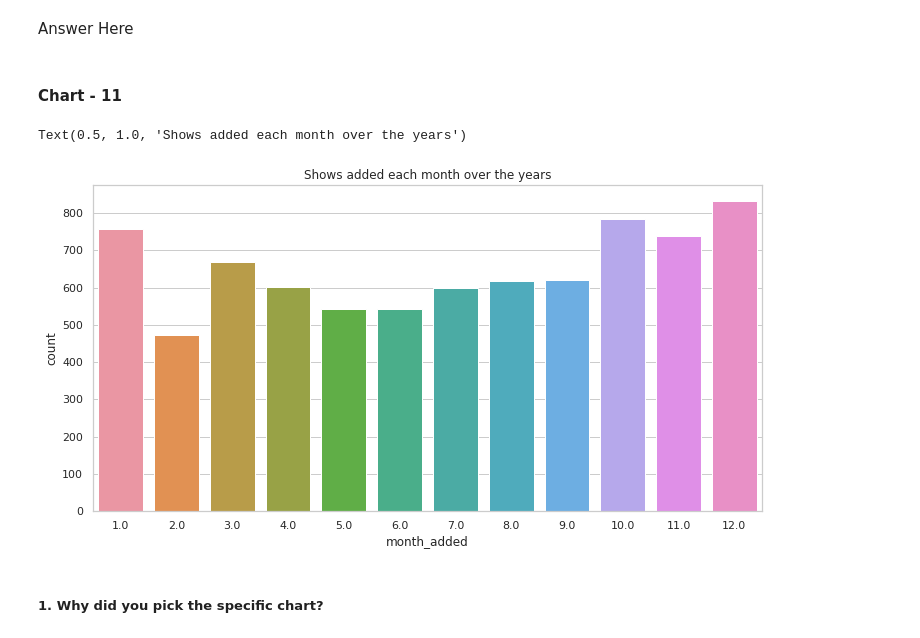
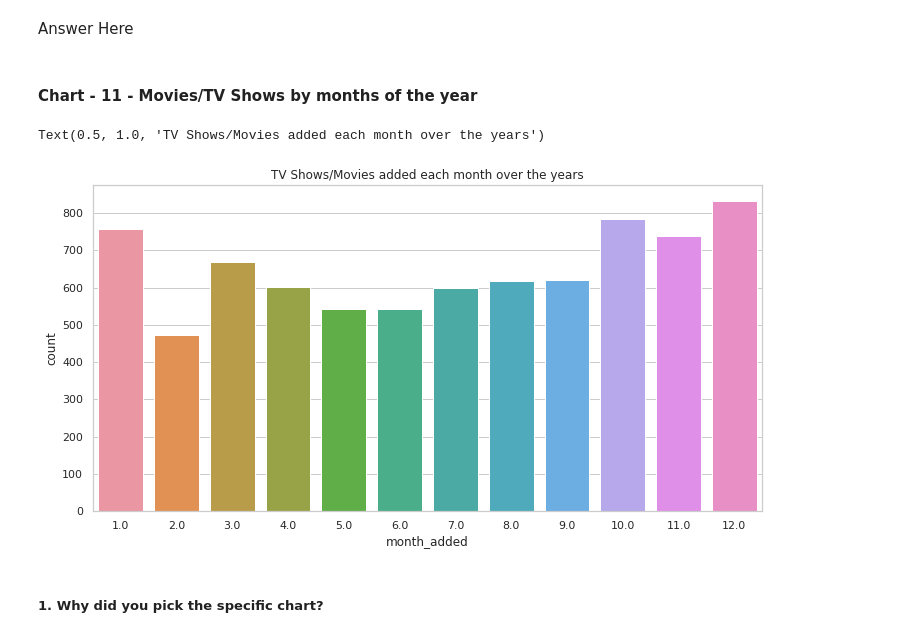
Before and after one commit to ayush9304/NetflixMoviesAndTVShowsClustering, a Jupyter notebook: Netflix_Movies_and_TV_Shows_Clustering.ipynb, the cells around one changed output. Cells and saved outputs as stored; diff of their text form; code cells hidden in the pictures.

Commit message:
Almost done feature engineering (text)

```diff
--- a/Netflix_Movies_and_TV_Shows_Clustering.ipynb
+++ b/Netflix_Movies_and_TV_Shows_Clustering.ipynb
@@ -673,16 +670,16 @@ Answer Here
 Are there any insights that lead to negative growth? Justify with specific reason.
 # %% [markdown]
 Answer Here
-# %% [markdown]
-#### Chart - 11
+# %% [markdown]
+#### Chart - 11 - Movies/TV Shows by months of the year
 # %%
 # Number of shows added by months
 plt.figure(figsize = (12,6))
 sns.countplot(x=df['month_added'])
-plt.title('Shows added each month over the years')
+plt.title('TV Shows/Movies added each month over the years')
 # %% [output]
-Text(0.5, 1.0, 'Shows added each month over the years')
+Text(0.5, 1.0, 'TV Shows/Movies added each month over the years')
-[figure, old version]
+[figure, new version]
 # %% [markdown]
 ##### 1. Why did you pick the specific chart?
 # %% [markdown]
```
Also changed, not shown: parts of 78 cells of this notebook.
